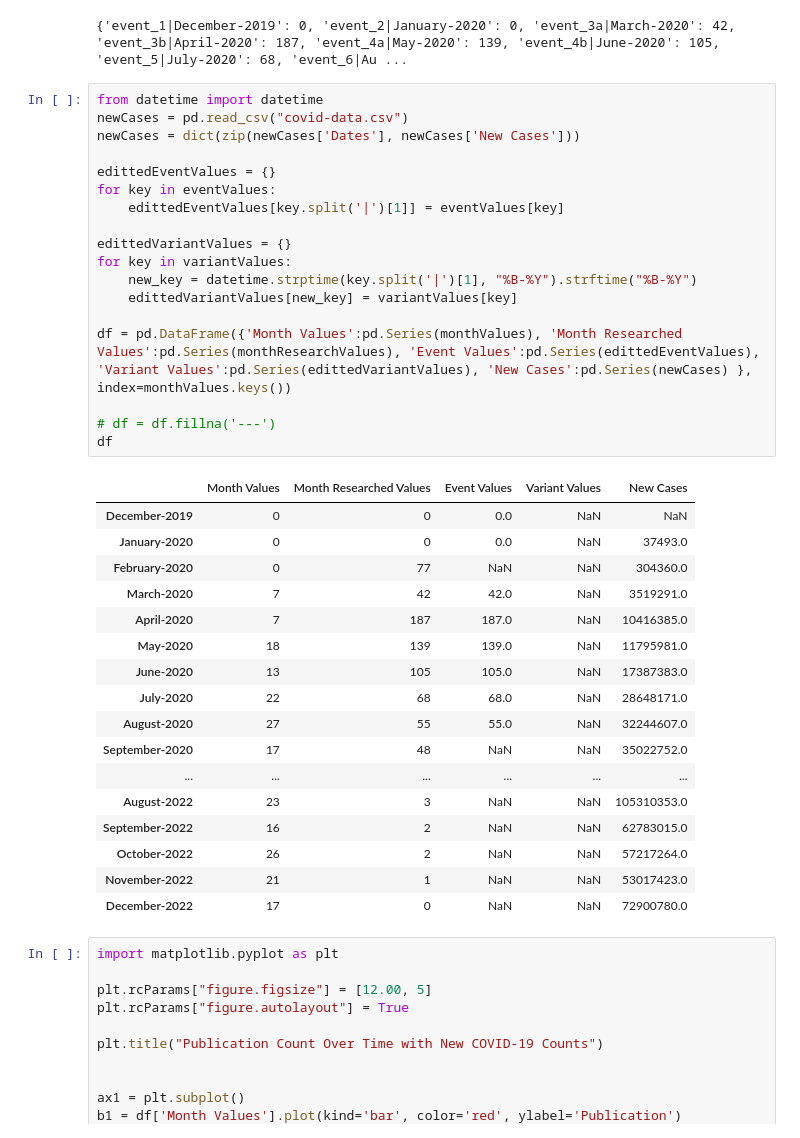
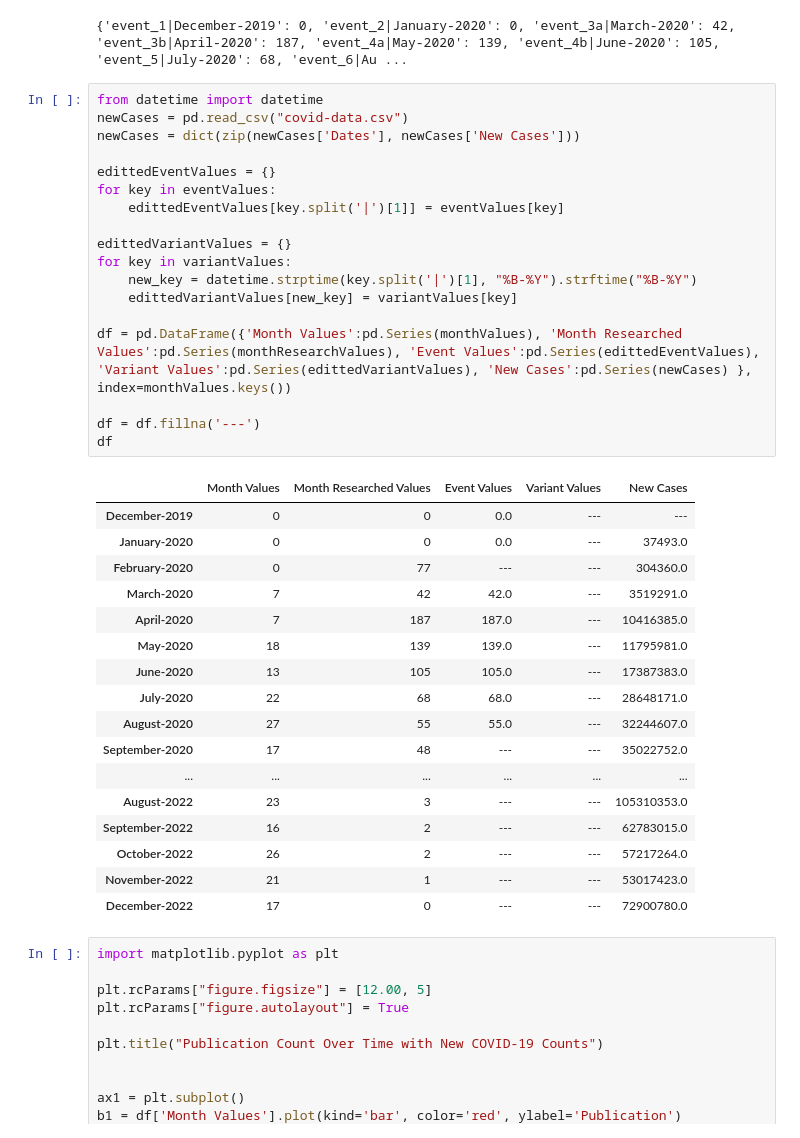
Before and after one commit to abdiwakene/misinformationdates, a Jupyter notebook: dateAnalysis.ipynb, the cells around one changed output. Cells and saved outputs as stored; diff of their text form.

```diff
--- a/dateAnalysis.ipynb
+++ b/dateAnalysis.ipynb
@@ -100,39 +100,39 @@ print(eventValues, monthValues, variantValues, monthResearchValues)
 # %%
 from datetime import datetime
 newCases = pd.read_csv("covid-data.csv")
 newCases = dict(zip(newCases['Dates'], newCases['New Cases']))
 
 edittedEventValues = {}
 for key in eventValues:
     edittedEventValues[key.split('|')[1]] = eventValues[key]
 
 edittedVariantValues = {}
 for key in variantValues:
     new_key = datetime.strptime(key.split('|')[1], "%B-%Y").strftime("%B-%Y")
     edittedVariantValues[new_key] = variantValues[key]
 
 df = pd.DataFrame({'Month Values':pd.Series(monthValues), 'Month Researched Values':pd.Series(monthResearchValues), 'Event Values':pd.Series(edittedEventValues), 'Variant Values':pd.Series(edittedVariantValues), 'New Cases':pd.Series(newCases) }, index=monthValues.keys())
 
-# df = df.fillna('---')
+df = df.fillna('---')
 df
 # %% [output]
 |  | Month Values | Month Researched Values | Event Values | Variant Values | New Cases |
-| December-2019 | 0 | 0 | 0.0 | NaN | NaN |
-| January-2020 | 0 | 0 | 0.0 | NaN | 37493.0 |
-| February-2020 | 0 | 77 | NaN | NaN | 304360.0 |
-| March-2020 | 7 | 42 | 42.0 | NaN | 3519291.0 |
-| April-2020 | 7 | 187 | 187.0 | NaN | 10416385.0 |
-| May-2020 | 18 | 139 | 139.0 | NaN | 11795981.0 |
-| June-2020 | 13 | 105 | 105.0 | NaN | 17387383.0 |
-| July-2020 | 22 | 68 | 68.0 | NaN | 28648171.0 |
-| August-2020 | 27 | 55 | 55.0 | NaN | 32244607.0 |
-| September-2020 | 17 | 48 | NaN | NaN | 35022752.0 |
+| December-2019 | 0 | 0 | 0.0 | --- | --- |
+| January-2020 | 0 | 0 | 0.0 | --- | 37493.0 |
+| February-2020 | 0 | 77 | --- | --- | 304360.0 |
+| March-2020 | 7 | 42 | 42.0 | --- | 3519291.0 |
+| April-2020 | 7 | 187 | 187.0 | --- | 10416385.0 |
+| May-2020 | 18 | 139 | 139.0 | --- | 11795981.0 |
+| June-2020 | 13 | 105 | 105.0 | --- | 17387383.0 |
+| July-2020 | 22 | 68 | 68.0 | --- | 28648171.0 |
+| August-2020 | 27 | 55 | 55.0 | --- | 32244607.0 |
+| September-2020 | 17 | 48 | --- | --- | 35022752.0 |
 | ... | ... | ... | ... | ... | ... |
-| August-2022 | 23 | 3 | NaN | NaN | 105310353.0 |
-| September-2022 | 16 | 2 | NaN | NaN | 62783015.0 |
-| October-2022 | 26 | 2 | NaN | NaN | 57217264.0 |
-| November-2022 | 21 | 1 | NaN | NaN | 53017423.0 |
-| December-2022 | 17 | 0 | NaN | NaN | 72900780.0 |
+| August-2022 | 23 | 3 | --- | --- | 105310353.0 |
+| September-2022 | 16 | 2 | --- | --- | 62783015.0 |
+| October-2022 | 26 | 2 | --- | --- | 57217264.0 |
+| November-2022 | 21 | 1 | --- | --- | 53017423.0 |
+| December-2022 | 17 | 0 | --- | --- | 72900780.0 |
 # %%
 import matplotlib.pyplot as plt
 
```
